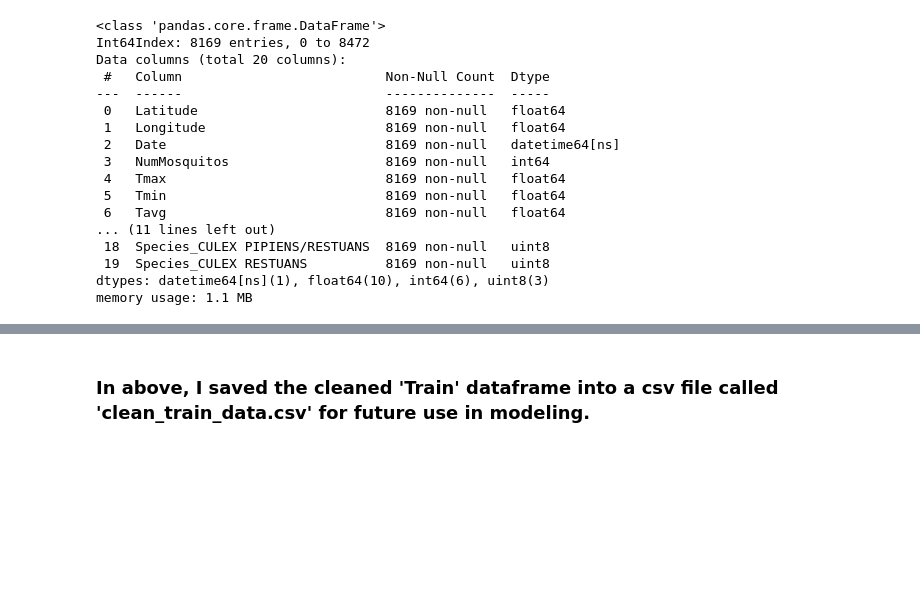
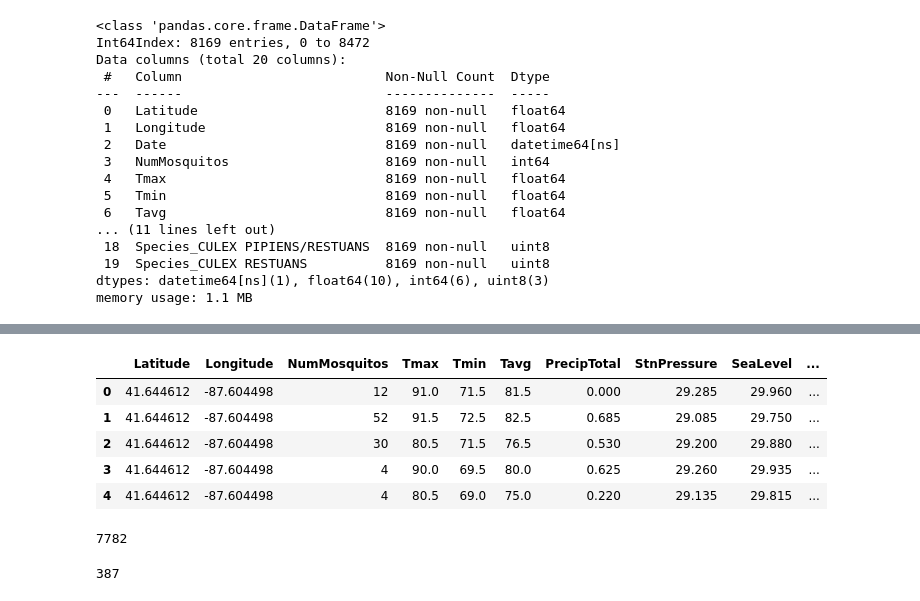
Before and after one commit to kamal-temple/Capstone2, a Jupyter notebook: CapstoneTwo_Feature-Engineering.ipynb, the cells around one changed output, grey strips where cells are left out. Saved outputs shown, nothing was run; the diff lists cells and outputs as text; code cells hidden in the pictures; blank space fills up the shorter version.

```diff
--- a/CapstoneTwo_Feature-Engineering.ipynb
+++ b/CapstoneTwo_Feature-Engineering.ipynb
@@ -360,0 +437,2 @@ memory usage: 1.1 MB
+# %%
+Train['PrecipTotal'].fillna(Train['PrecipTotal'].mean(), inplace=True)
@@ -361,7 +485,25 @@ memory usage: 1.1 MB
+# %%
+threshold = 0.5
+Train['WnvPresent'] = Train['WnvPresent'].apply(lambda x: 1 if x >= threshold else 0)
+# %%
+Train.head()
+# %% [output]
+|  | Latitude | Longitude | NumMosquitos | Tmax | Tmin | Tavg | PrecipTotal | StnPressure | SeaLevel | ... |
+| 0 | 41.644612 | -87.604498 | 12 | 91.0 | 71.5 | 81.5 | 0.000 | 29.285 | 29.960 | ... |
+| 1 | 41.644612 | -87.604498 | 52 | 91.5 | 72.5 | 82.5 | 0.685 | 29.085 | 29.750 | ... |
+| 2 | 41.644612 | -87.604498 | 30 | 80.5 | 71.5 | 76.5 | 0.530 | 29.200 | 29.880 | ... |
+| 3 | 41.644612 | -87.604498 | 4 | 90.0 | 69.5 | 80.0 | 0.625 | 29.260 | 29.935 | ... |
+| 4 | 41.644612 | -87.604498 | 4 | 80.5 | 69.0 | 75.0 | 0.220 | 29.135 | 29.815 | ... |
+# %%
+Train['WnvPresent'].value_counts()[0]
+# %% [output]
+7782
+# %%
+Train['WnvPresent'].value_counts()[1]
+# %% [output]
+387
 # %%
 Train.to_csv('CleanData_ForModeling.csv', index=False)
-# %% [markdown]
-### In above, I saved the cleaned 'Train' dataframe into a csv file called 'clean_train_data.csv' for future use in modeling.
 # %%
 from sklearn.model_selection import train_test_split
 X = Train.drop(columns=['WnvPresent'])
```
Also changed, not shown: parts of 10 cells of this notebook.
